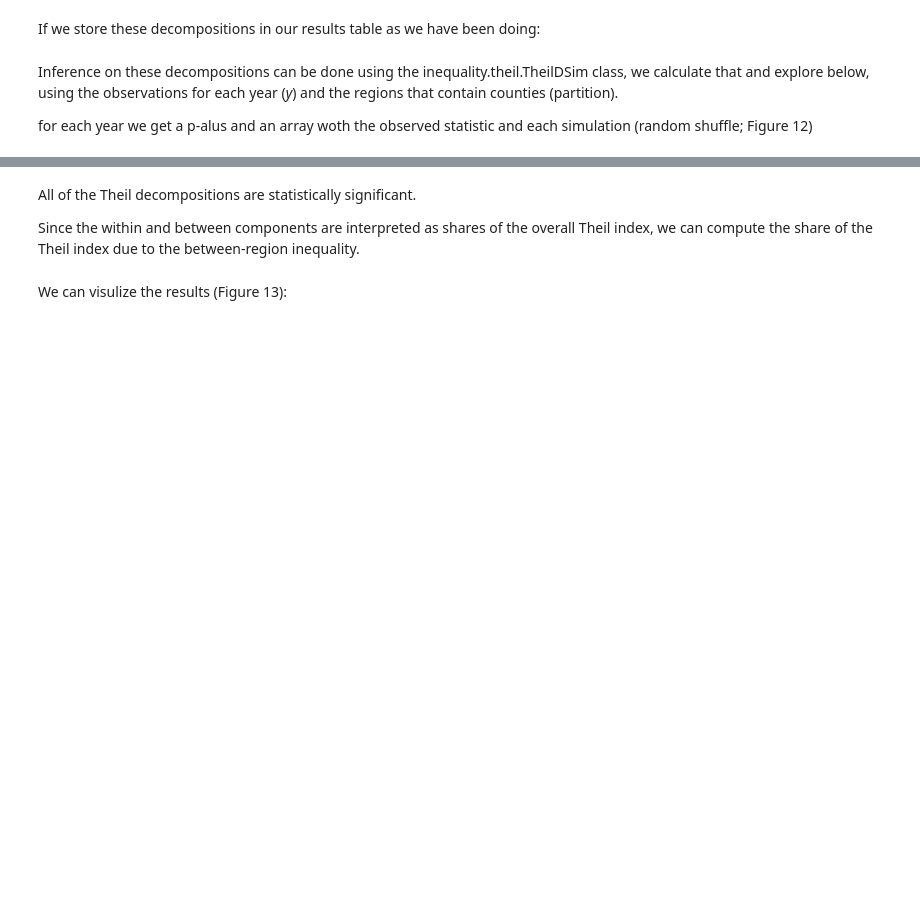
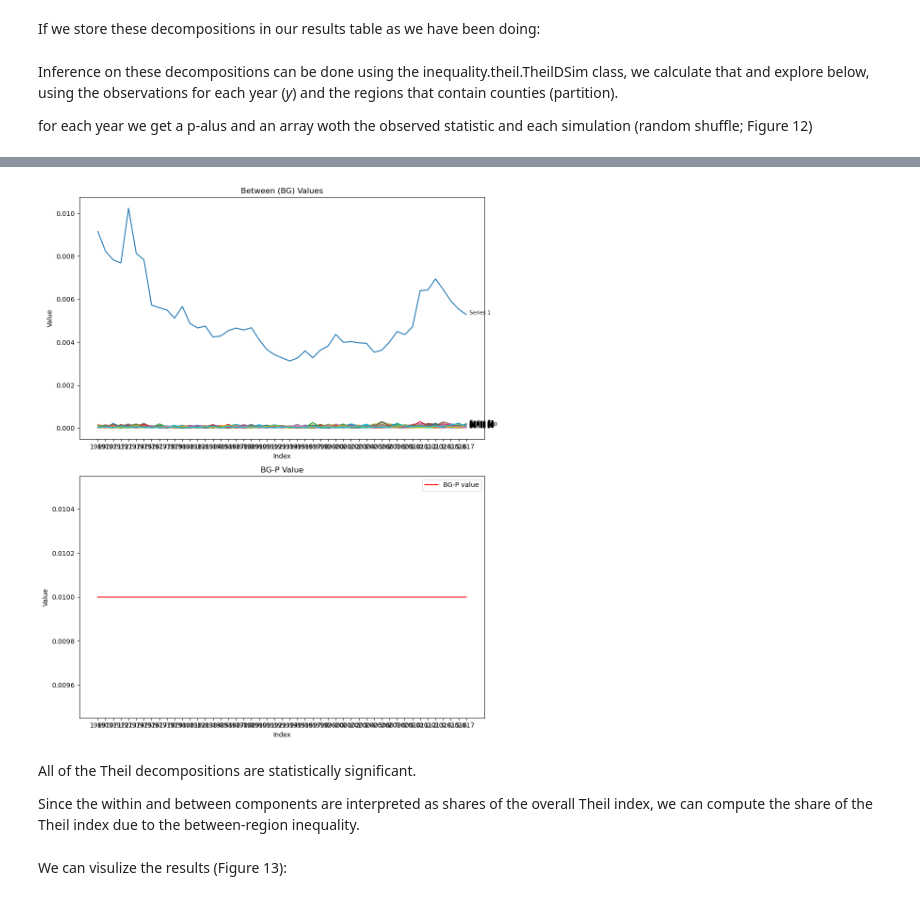
Before and after one commit to Skyehawk/Spatial_stats_examples, a Jupyter notebook: Spatial_inequality/Spatial_Inequality_dynamics.ipynb, the cells around one changed output, grey strips where cells are left out. Saved outputs shown, nothing was run; the diff lists cells and outputs as text; code cells hidden in the pictures; blank space fills up the shorter version.

```diff
--- a/Spatial_inequality/Spatial_Inequality_dynamics.ipynb
+++ b/Spatial_inequality/Spatial_Inequality_dynamics.ipynb
@@ -573,34 +571,36 @@ import matplotlib.pyplot as plt
 # Convert columns to numpy arrays
 BG_values = np.array(inequalities['BG'].tolist())
 BG_P_values = inequalities['BG-P value']
 
 # Create a figure and axes
 fig, axes = plt.subplots(nrows=2, ncols=1, figsize=(10, 12))
 
 # Plot each BG value series in the first subplot, starting from the second series
 for i in range(0, BG_values.shape[1]):
     axes[0].plot(inequalities.index, BG_values[:, i])
     # Annotate the last point of each series
     axes[0].annotate(f'Series {i+1}', xy=(inequalities.index[-1], BG_values[-1, i]),
                      xytext=(5, 0), textcoords='offset points', fontsize=8)
 
 # Add labels and title to the first subplot
-axes[0].set_title('BG Values')
+axes[0].set_title('Between (BG) Values')
 axes[0].set_xlabel('Index')
 axes[0].set_ylabel('Value')
 
 # Plot BG-P value in the second subplot
 axes[1].plot(inequalities.index, BG_P_values, label='BG-P value', color='red')
 
 # Add labels and title to the second subplot
 axes[1].set_title('BG-P Value')
 axes[1].set_xlabel('Index')
 axes[1].set_ylabel('Value')
 axes[1].legend(loc='best')
 
 # Adjust layout and display the plots
 plt.tight_layout()
 plt.show()
+# %% [output]
+[figure, added]
 # %% [markdown]
 All of the Theil decompositions are statistically significant.
 
```
Also changed, not shown: parts of 26 cells of this notebook.
